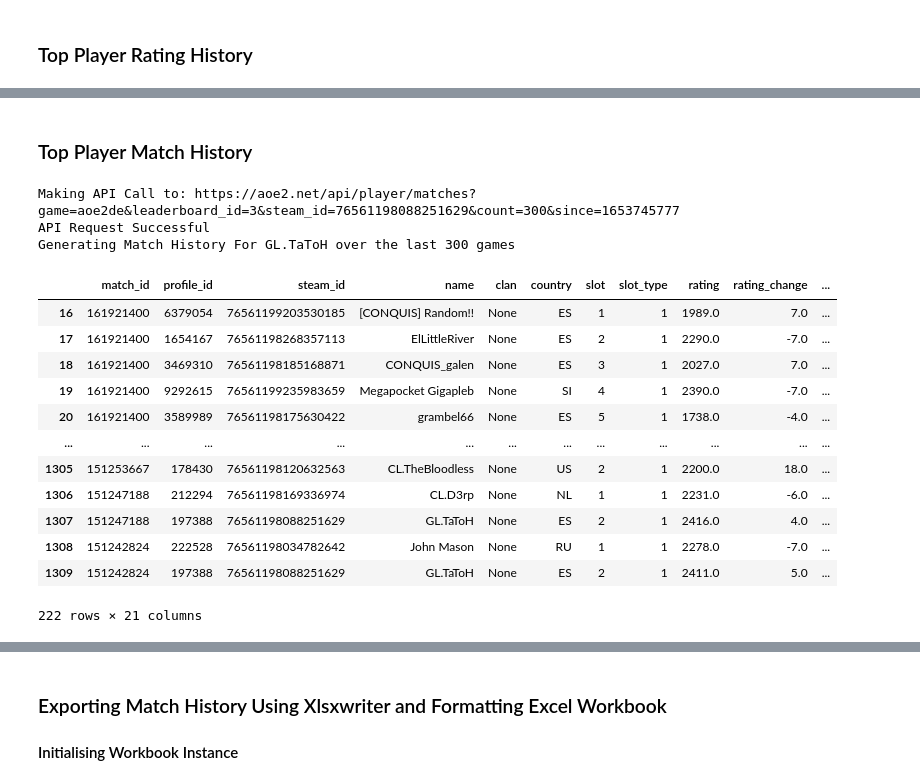
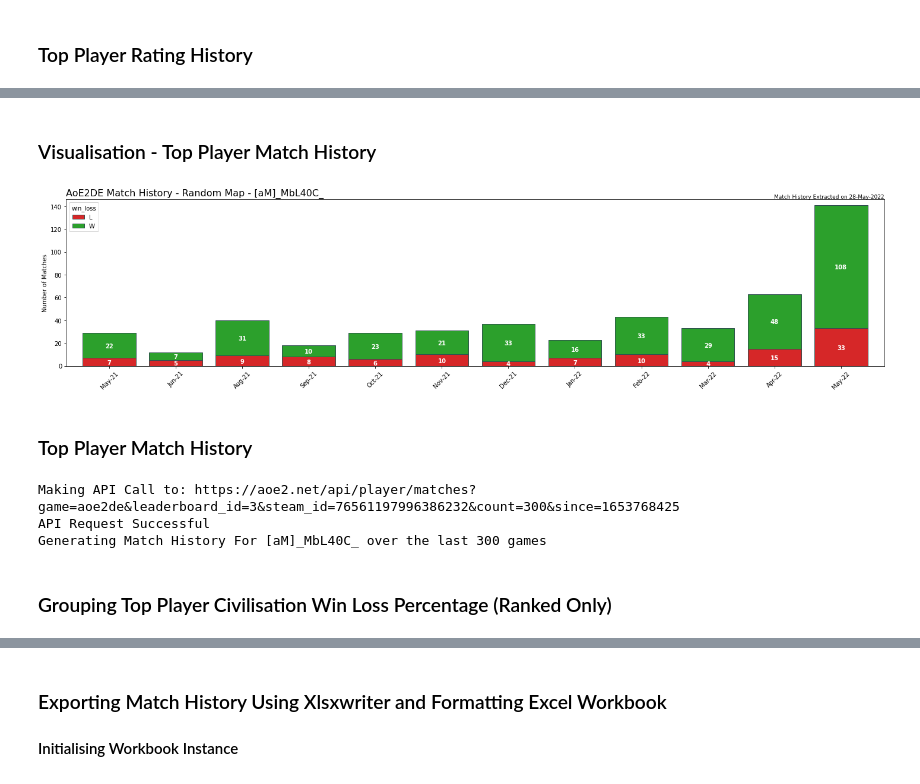
Before and after one commit to Filpill/AoE2Data, a Jupyter notebook: AoE2_APIData.ipynb, the cells around one changed output, grey strips where cells are left out. Cells and saved outputs as stored; diff of their text form; code cells hidden in the pictures.

```diff
--- a/AoE2_APIData.ipynb
+++ b/AoE2_APIData.ipynb
@@ -251,3 +362,33 @@ Generating Rating History for GL.TaToH over the last 500 games
+# %% [markdown]
+### Visualisation - Top Player Match History
+# %%
+#Plotting a Player History Chart
+upper_ylim = match_y_lim + 5 #Setting upper bound of y-axis
+
+fig, ax = plt.subplots(figsize=(20,5))
+ax = df_player_hist.plot(kind='bar',ax=ax,width=0.8,edgecolor='darkslategrey',color=['tab:red','tab:green'],stacked=True)
+ax.set_title(f'AoE2DE Match History - Random Map - {top_player_name}',loc='left',fontsize=16)
+plt.text(df_player_hist.shape[0]-0.35,upper_ylim+1,f'Match History Extracted on {date_today_str}',fontsize =9,horizontalalignment='right')
+ax.set_ylabel('Number of Matches', fontsize=10)
+ax.set_xlabel('')
+ax.tick_params(axis='x',labelrotation=45,labelsize=10)
+plt.ylim(0,upper_ylim) #Setting y-lim
+plt.tight_layout()
+
+#Annotations
+text_offset = 2
+text_format = 'integer'
+fontsize = 10
+col_val_list = ['L','W']
+dataLabel_stacked(df_player_hist,col_val_list,text_offset,text_format,fontsize)
+
+#Saving Chart
+fig_name = 'topPlayer_MatchHistory.png'
+folderpath = 'root'
+fig_topPlayerMatchHist = pathing(folderpath,fig_name)
+plt.savefig(fig_topPlayerMatchHist,dpi=100)
+# %% [output]
+[figure, added]
 # %% [markdown]
 ### Top Player Match History
 # %%
@@ -302,22 +443,10 @@ df_player_matches = pd.merge(df_player_matches,df_civ,how='left')
 #Filtering rating_change to non-NaN
 df_player_matches = df_player_matches.loc[df_player_matches['rating_change'].isnull() == False]
 
-df_player_matches
-# df
+# df_player_matches
 # %% [output]
-Making API Call to: https://aoe2.net/api/player/matches?game=aoe2de&leaderboard_id=3&steam_id=76561198088251629&count=300&since=1653745777
+Making API Call to: https://aoe2.net/api/player/matches?game=aoe2de&leaderboard_id=3&steam_id=76561197996386232&count=300&since=1653768425
 API Request Successful
-Generating Match History For GL.TaToH over the last 300 games
+Generating Match History For [aM]_MbL40C_ over the last 300 games
-|  | match_id | profile_id | steam_id | name | clan | country | slot | slot_type | rating | rating_change | ... |
-| 16 | 161921400 | 6379054 | 76561199203530185 | [CONQUIS] Random!! | None | ES | 1 | 1 | 1989.0 | 7.0 | ... |
-| 17 | 161921400 | 1654167 | 76561198268357113 | ElLittleRiver | None | ES | 2 | 1 | 2290.0 | -7.0 | ... |
-| 18 | 161921400 | 3469310 | 76561198185168871 | CONQUIS_galen | None | ES | 3 | 1 | 2027.0 | 7.0 | ... |
-| 19 | 161921400 | 9292615 | 76561199235983659 | Megapocket Gigapleb | None | SI | 4 | 1 | 2390.0 | -7.0 | ... |
-| 20 | 161921400 | 3589989 | 76561198175630422 | grambel66 | None | ES | 5 | 1 | 1738.0 | -4.0 | ... |
-| ... | ... | ... | ... | ... | ... | ... | ... | ... | ... | ... | ... |
-| 1305 | 151253667 | 178430 | 76561198120632563 | CL.TheBloodless | None | US | 2 | 1 | 2200.0 | 18.0 | ... |
-| 1306 | 151247188 | 212294 | 76561198169336974 | CL.D3rp | None | NL | 1 | 1 | 2231.0 | -6.0 | ... |
-| 1307 | 151247188 | 197388 | 76561198088251629 | GL.TaToH | None | ES | 2 | 1 | 2416.0 | 4.0 | ... |
-| 1308 | 151242824 | 222528 | 76561198034782642 | John Mason | None | RU | 1 | 1 | 2278.0 | -7.0 | ... |
-| 1309 | 151242824 | 197388 | 76561198088251629 | GL.TaToH | None | ES | 2 | 1 | 2411.0 | 5.0 | ... |
-222 rows × 21 columns
+# %% [markdown]
+### Grouping Top Player Civilisation Win Loss Percentage (Ranked Only)
```
Also changed, not shown: parts of 34 cells of this notebook, 3 other files.
